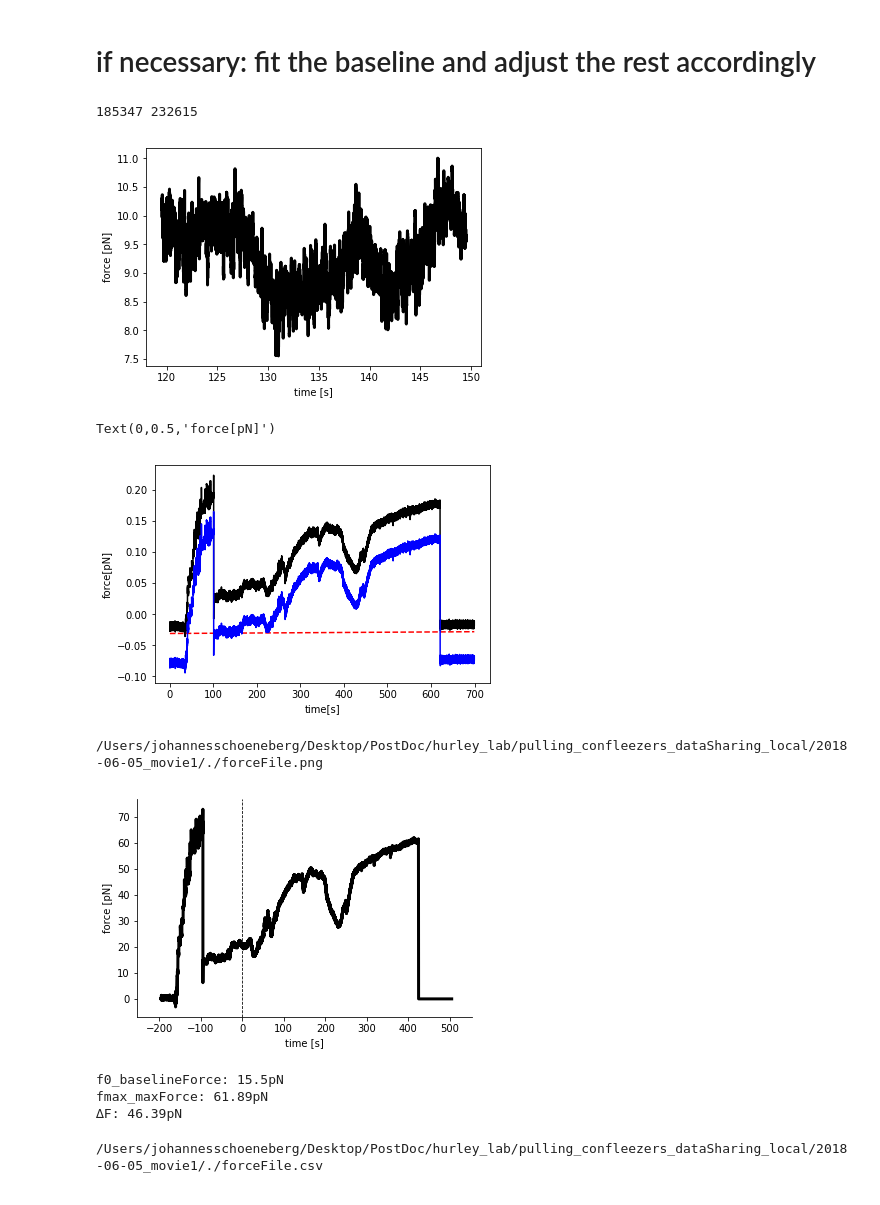
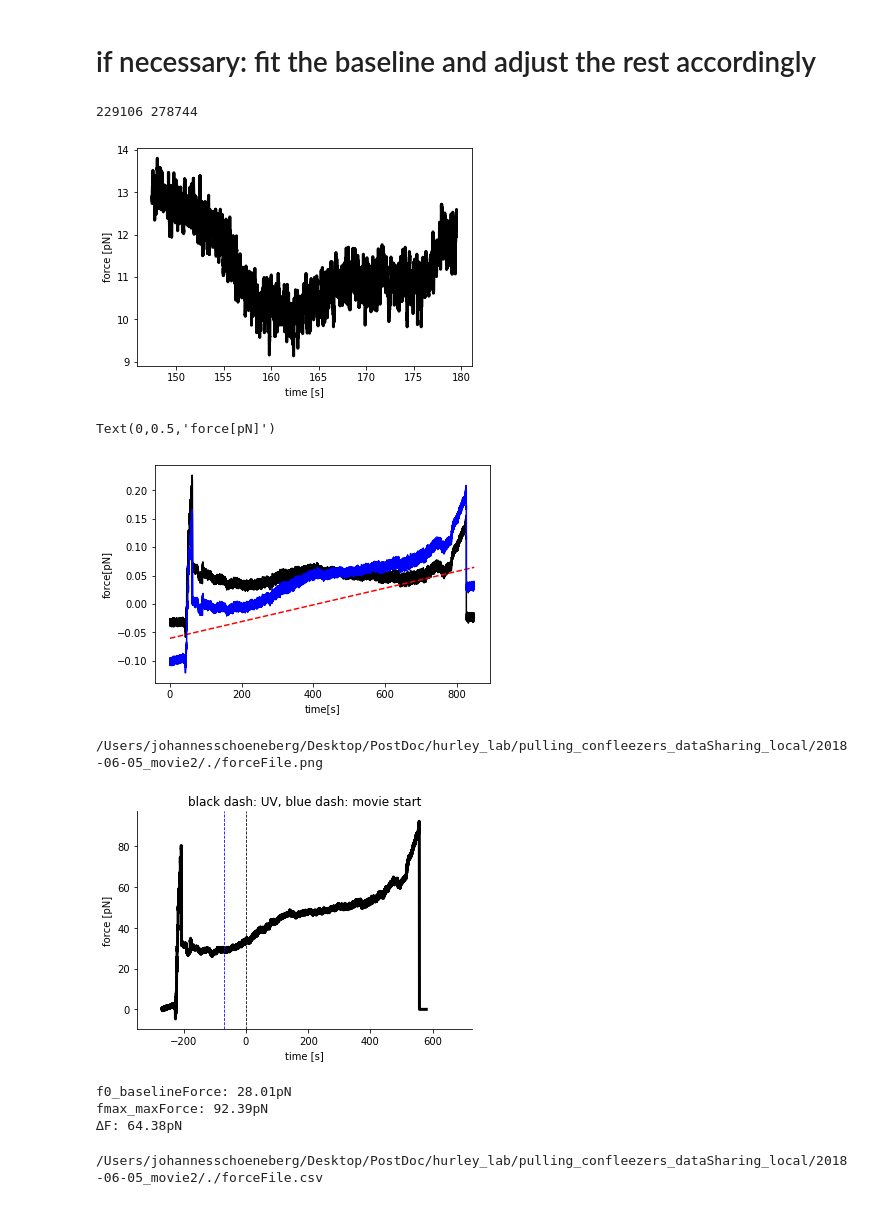
Before and after one commit to JohSchoeneberg/Confleezers, a Jupyter notebook: confleezers_data_analysis/tube__1_analyze_forcefile.ipynb, the cells around one changed output. Saved outputs shown, nothing was run; the diff lists cells and outputs as text; code cells hidden in the pictures.

```diff
--- a/confleezers_data_analysis/tube__1_analyze_forcefile.ipynb
+++ b/confleezers_data_analysis/tube__1_analyze_forcefile.ipynb
@@ -38,5 +39,5 @@ import InputProcessing as inproc
 # %%
-path = '/Users/johannesschoeneberg/Desktop/PostDoc/hurley_lab/pulling_confleezers_dataSharing_local/2018-06-05_movie1/'
+path = '/Users/johannesschoeneberg/Desktop/PostDoc/hurley_lab/pulling_confleezers_dataSharing_local/2018-06-05_movie2/'
 
 inputParameters = pd.read_csv(path+'_info.csv',names=['key','value'])
 
@@ -121,7 +86,7 @@ def cleanForceFileAfterBreak(forceTrajectory,t,breakTime):
 forceFile_raw_dataShareFilename = inproc.getInputParameter(inputParameters,"forceFile_raw_dataShareFilename")
 infilename = path+forceFile_raw_dataShareFilename
 print(infilename)
-t,x,y,forceFileTimeCreated,xforceraw,yforceraw = readForceFile(infilename)
+t,x,y,forceFileTimeCreated,xforceraw,yforceraw = ffp.readForceFile(infilename)
 
 
 plt.plot(t,scipy.ndimage.median_filter(x,50),c="b",label='x')
@@ -190,8 +156,8 @@ xlimit = (-1.3*time_UV,1.3*(breakTime-time_UV))
 
 #this sets the section of the force file that is relevant for future analysis,
 # i.e. from tube pulling to just after break
-zoomTime0 = 0
-zoomTime1 = 700
+zoomTime0 = float(inproc.getInputParameter(inputParameters,"ffprocessing_zoomTime0"))
+zoomTime1 = float(inproc.getInputParameter(inputParameters,"ffprocessing_zoomTime1"))
 # %%
 # rescaling approx..
 
@@ -229,8 +195,8 @@ def plotTraceTime(t,y,idx0=-1,idx1=-1):
 #fit is done from $fitStart to $UV_startTime
 # adjust $fitStart according to experimental condition
 
-fitStart = 120 #seconds
-fitEnd = 150#UV_startTime
+fitStart = float(inproc.getInputParameter(inputParameters,"ffprocessing_fitStart")) #seconds
+fitEnd = float(inproc.getInputParameter(inputParameters,"ffprocessing_fitEnd"))#UV_startTime
 
 UV_startTime = time_UV
 
@@ -239,8 +205,8 @@ baseline_idx1 = getTrajectoryIndexOfTimePoint(fitEnd,t)
 print(baseline_idx0,baseline_idx1)
 plotTraceTime(t,yForceRaw,baseline_idx0,baseline_idx1)
 # %% [output]
-185347 232615
+229106 278744
-[figure, old version]
+[figure, new version]
 # %%
 # fit the baseline
 # http://stackoverflow.com/questions/6148207/linear-regression-with-matplotlib-numpy
@@ -296,7 +262,7 @@ plt.xlabel("time[s]")
 plt.ylabel("force[pN]")
 # %% [output]
 Text(0,0.5,'force[pN]')
-[figure, old version]
+[figure, new version]
 # %%
 # rescaling approx..
 
@@ -316,39 +282,45 @@ trace_correctedFor_drift_yZero = trace_correctedFor_drift-np.average(trace_corre
 correctedTrace = forceScale*trace_correctedFor_drift_yZero
 timeSlice = t[idx0:idx1]
 traceSlice = cleanForceFileAfterBreak(correctedTrace,t,breakTime)[idx0:idx1]
 
 #fig = plt.figure(figsize=(6, 4), dpi=100)
 plt.plot(timeSlice-time_UV,scipy.ndimage.median_filter(traceSlice,100),c='k',lw=3)
 plt.xlabel("time [s]")
 plt.ylabel("force [pN]")
 plt.axvline(0, color='k', linestyle='--', lw=0.8)
+
+# draw a vertical line where the movie starts if that info is already available
+movie_startTime_difference_fftime_seconds = inproc.getInputParameter(inputParameters,"movie_startTime_difference_fftime_seconds")
+if(movie_startTime_difference_fftime_seconds != 'TBD'):
+    plt.axvline(float(movie_startTime_difference_fftime_seconds)-time_UV, color='blue', linestyle='--', lw=0.8)
+
 plt.xlim(xlimit[0],xlimit[1])
 plt.gca().spines['right'].set_visible(False)
 plt.gca().spines['top'].set_visible(False)
-
+plt.title('black dash: UV, blue dash: movie start')
 
 outputDataFolder = inproc.getInputParameter(inputParameters,"output_data_folder")
 forceFile_plot = inproc.getInputParameter(inputParameters,"forceFile_plot")
 outputPath = path+outputDataFolder+'/'+forceFile_plot
 print()
 print(outputPath)
 plt.savefig(outputPath)
 plt.show()
 
 
 
 baselineForce = np.average(correctedTrace[baseline_idx0:baseline_idx1])
 traceSliceUvToEnd = traceSlice[getTrajectoryIndexOfTimePoint(time_UV,timeSlice):-1]
 maxForce = np.max(scipy.ndimage.median_filter(traceSliceUvToEnd,100))
 print("f0_baselineForce: {}pN".format(np.round(baselineForce,2)))
 print("fmax_maxForce: {}pN".format(np.round(maxForce,2)))
 print("∆F: {}pN".format(np.round(maxForce-baselineForce,2)))
 # %% [output]
-/Users/johannesschoeneberg/Desktop/PostDoc/hurley_lab/pulling_confleezers_dataSharing_local/2018-06-05_movie1/./forceFile.png
+/Users/johannesschoeneberg/Desktop/PostDoc/hurley_lab/pulling_confleezers_dataSharing_local/2018-06-05_movie2/./forceFile.png
-[figure, old version]
+[figure, new version]
-f0_baselineForce: 15.5pN
-fmax_maxForce: 61.89pN
-∆F: 46.39pN
+f0_baselineForce: 28.01pN
+fmax_maxForce: 92.39pN
+∆F: 64.38pN
 # %%
 ## OUTPUT
 outputDataFolder = inproc.getInputParameter(inputParameters,"output_data_folder")
@@ -370,4 +342,4 @@ with open(outputPath,'wb') as outfile:
            header="time[s], force[pN]"
               )
 # %% [output]
-/Users/johannesschoeneberg/Desktop/PostDoc/hurley_lab/pulling_confleezers_dataSharing_local/2018-06-05_movie1/./forceFile.csv
+/Users/johannesschoeneberg/Desktop/PostDoc/hurley_lab/pulling_confleezers_dataSharing_local/2018-06-05_movie2/./forceFile.csv
```
Also changed, not shown: parts of 10 cells of this notebook, 5 other files.
